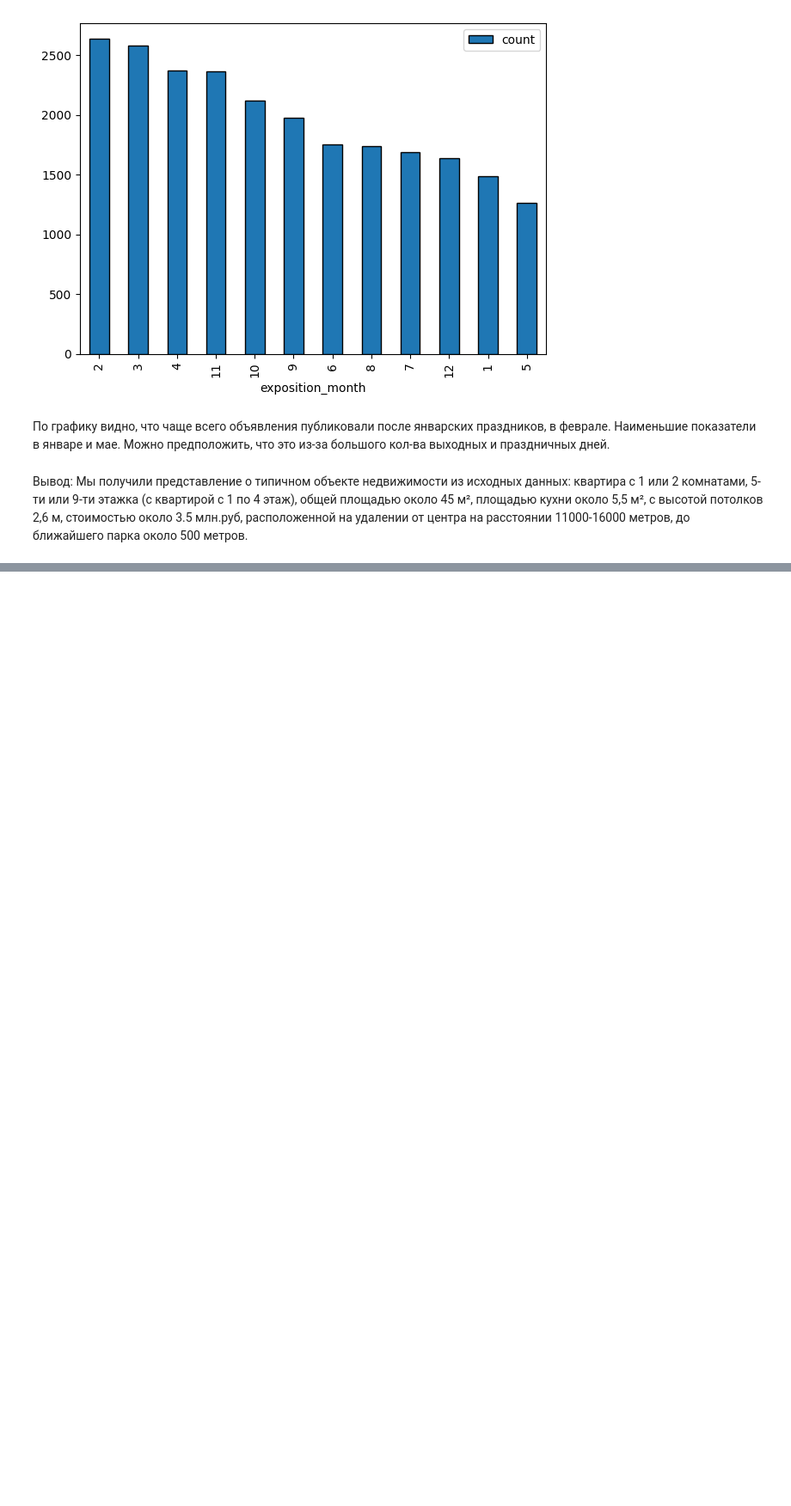
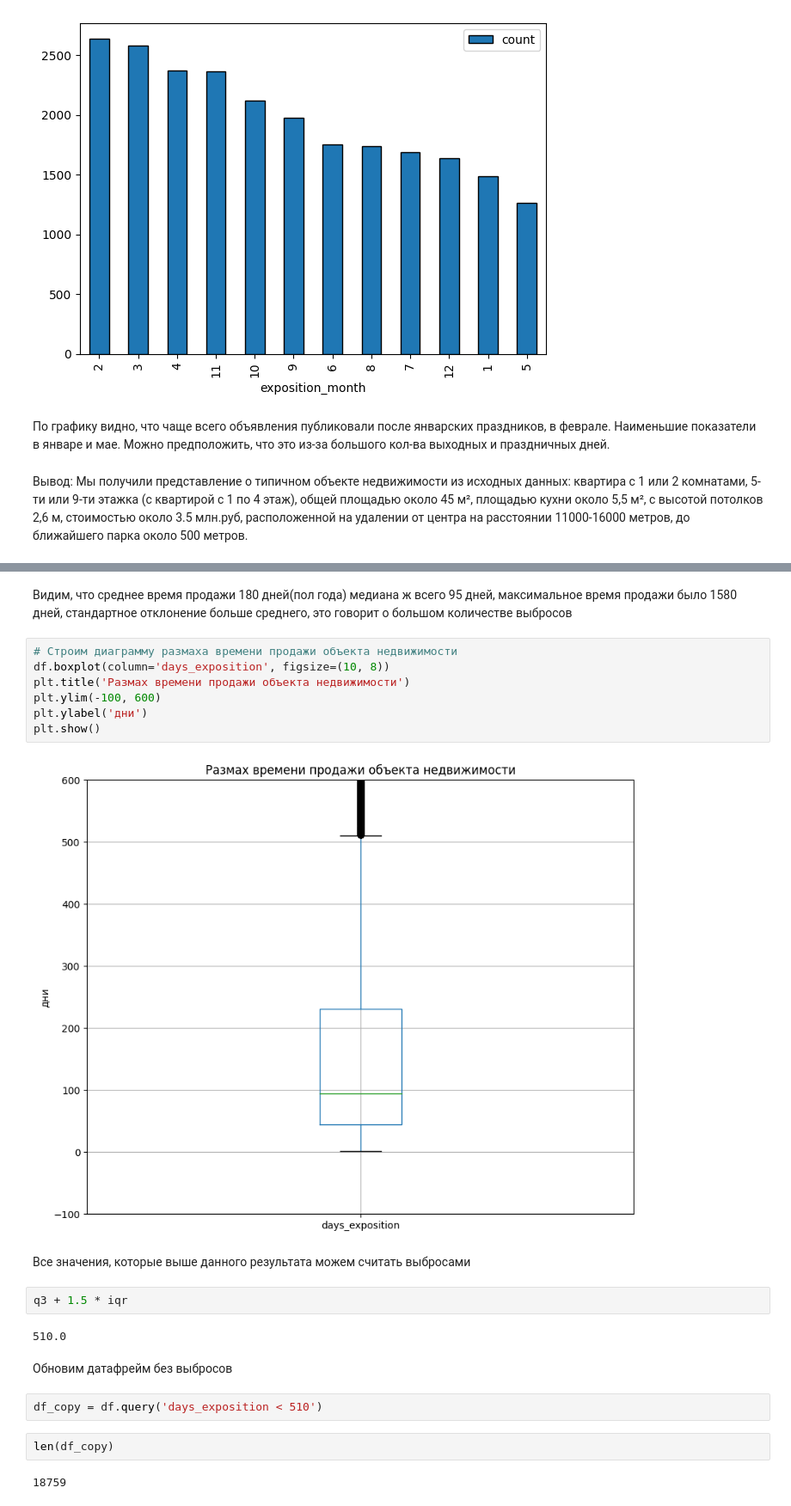
Before and after one commit to anton2010000/Real_estate_analysis, a Jupyter notebook: Анализ_рынка_недвижимости.ipynb, the cells around one changed output, grey strips where cells are left out. Shown at 86% size. Drawn from its saved outputs; the diff is of its cells as text; blank space fills up the shorter version.

```diff
--- a/Анализ_рынка_недвижимости.ipynb
+++ b/Анализ_рынка_недвижимости.ipynb
@@ -828,0 +870,25 @@ plt.show()
+# %% [markdown]
+Видим, что среднее время продажи 180 дней(пол года) медиана ж всего 95 дней, максимальное время продажи было 1580 дней, стандартное отклонение больше среднего, это говорит о большом количестве выбросов
+# %%
+# Строим диаграмму размаха времени продажи объекта недвижимости
+df.boxplot(column='days_exposition', figsize=(10, 8))
+plt.title('Размах времени продажи объекта недвижимости')
+plt.ylim(-100, 600)
+plt.ylabel('дни')
+plt.show()
+# %% [output]
+[figure, added]
+# %% [markdown]
+Все значения, которые выше данного результата можем считать выбросами
+# %%
+q3 + 1.5 * iqr
+# %% [output]
+510.0
+# %% [markdown]
+Обновим датафрейм без выбросов
+# %%
+df_copy = df.query('days_exposition < 510')
+# %%
+len(df_copy)
+# %% [output]
+18759
```
Also changed, not shown: parts of 64 cells of this notebook.
